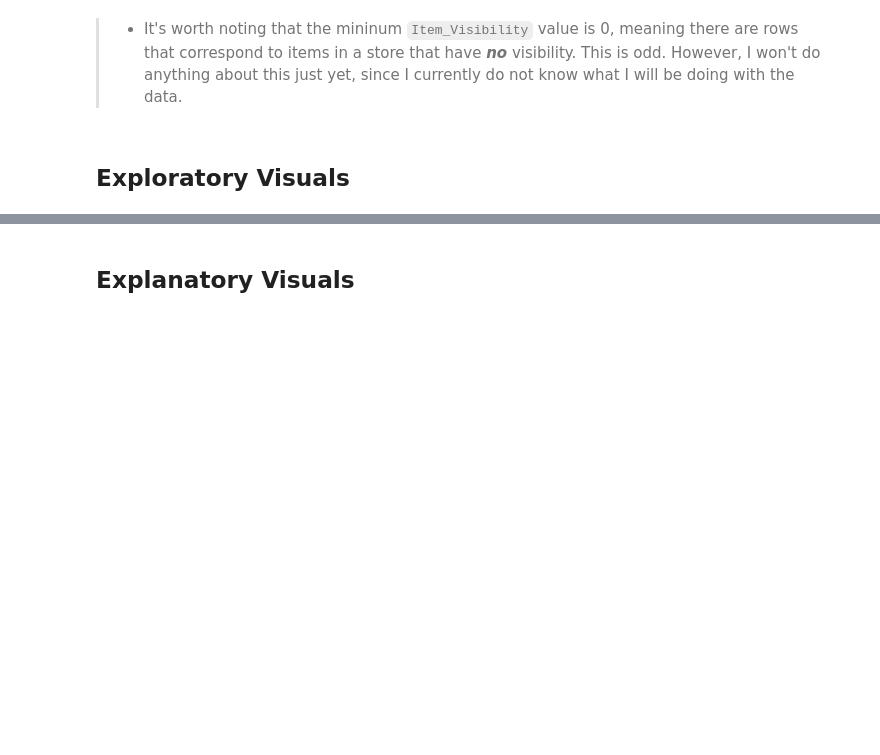
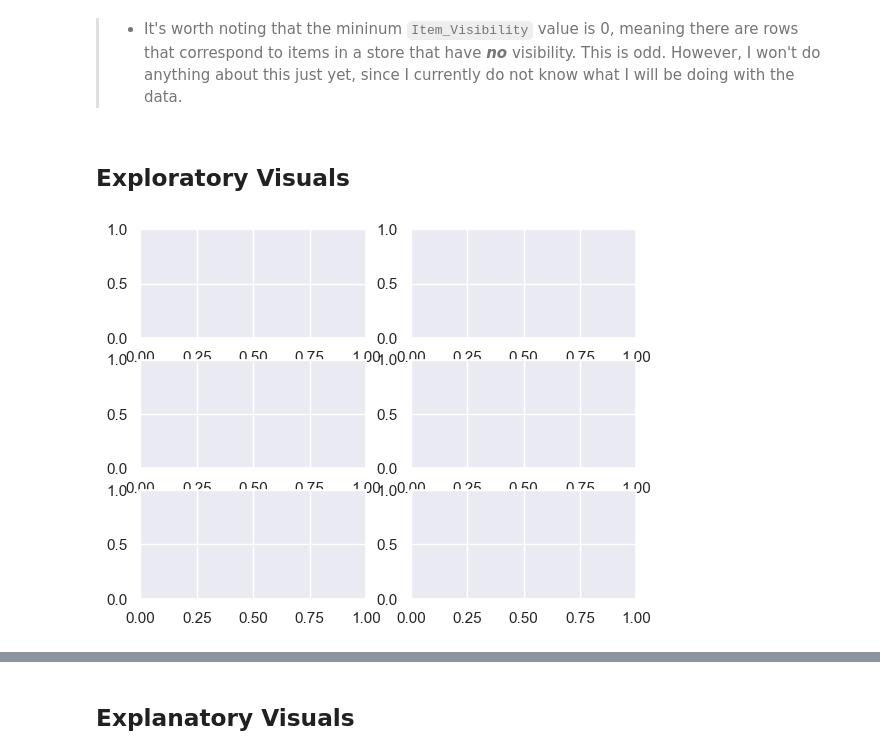
Before and after one commit to john-a-dixon/forecasting-food-sales, a Jupyter notebook: forecasting-food-sales.ipynb, the cells around one changed output, grey strips where cells are left out. Saved outputs shown, nothing was run; the diff lists cells and outputs as text; code cells hidden in the pictures; blank space fills up the shorter version.

```diff
--- a/forecasting-food-sales.ipynb
+++ b/forecasting-food-sales.ipynb
@@ -478,3 +478,15 @@ food_sales_df.describe()
 > * It's worth noting that the mininum `Item_Visibility` value is 0, meaning there are rows that correspond to items in a store that have _**no**_ visibility. This is odd. However, I won't do anything about this just yet, since I currently do not know what I will be doing with the data.
 # %% [markdown]
 ## Exploratory Visuals
+# %%
+# Create multiple plots
+# Aside from the class readings, I used the following to help me do this:
+# https://www.statology.org/seaborn-subplots/
+
+# Set default Seaborn aesthetics
+sns.set()
+
+# Using Matplotlib, define plotting regions (3 rows, 2 columns)
+fig, axes = plt.subplots(3, 2)
+# %% [output]
+[figure, added]
```
Also changed, not shown: parts of 1 cell of this notebook.
